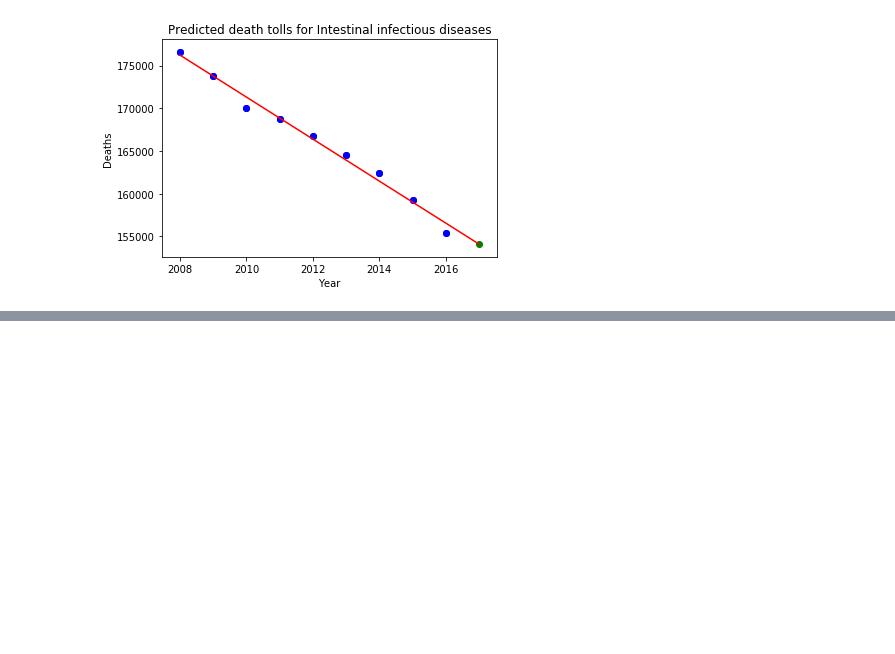
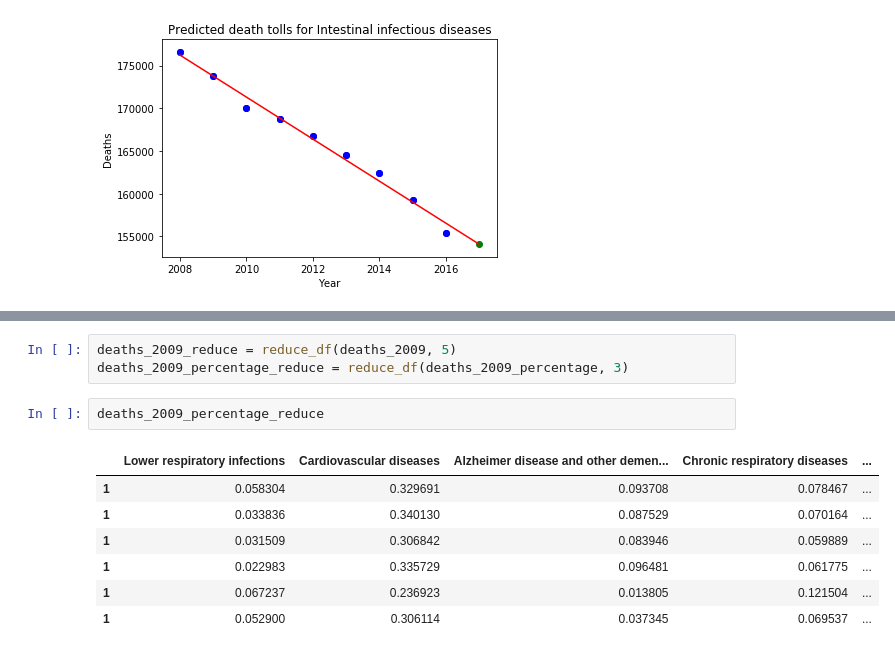
Before and after one commit to epfl-ada/ada-2021-project-hoja, a Jupyter notebook: country_comparison.ipynb, the cells around one changed output, grey strips where cells are left out. Cells and saved outputs as stored; diff of their text form; blank space fills up the shorter version.

```diff
--- a/country_comparison.ipynb
+++ b/country_comparison.ipynb
@@ -191,0 +198,13 @@ NameError: name 'topics' is not defined
+# %%
+deaths_2009_reduce = reduce_df(deaths_2009, 5)
+deaths_2009_percentage_reduce = reduce_df(deaths_2009_percentage, 3)
+# %%
+deaths_2009_percentage_reduce
+# %% [output]
+|  | Lower respiratory infections | Cardiovascular diseases | Alzheimer disease and other demen... | Chronic respiratory diseases | ... |
+| 1 | 0.058304 | 0.329691 | 0.093708 | 0.078467 | ... |
+| 1 | 0.033836 | 0.340130 | 0.087529 | 0.070164 | ... |
+| 1 | 0.031509 | 0.306842 | 0.083946 | 0.059889 | ... |
+| 1 | 0.022983 | 0.335729 | 0.096481 | 0.061775 | ... |
+| 1 | 0.067237 | 0.236923 | 0.013805 | 0.121504 | ... |
+| 1 | 0.052900 | 0.306114 | 0.037345 | 0.069537 | ... |
```
Also changed, not shown: parts of 3 cells of this notebook.
